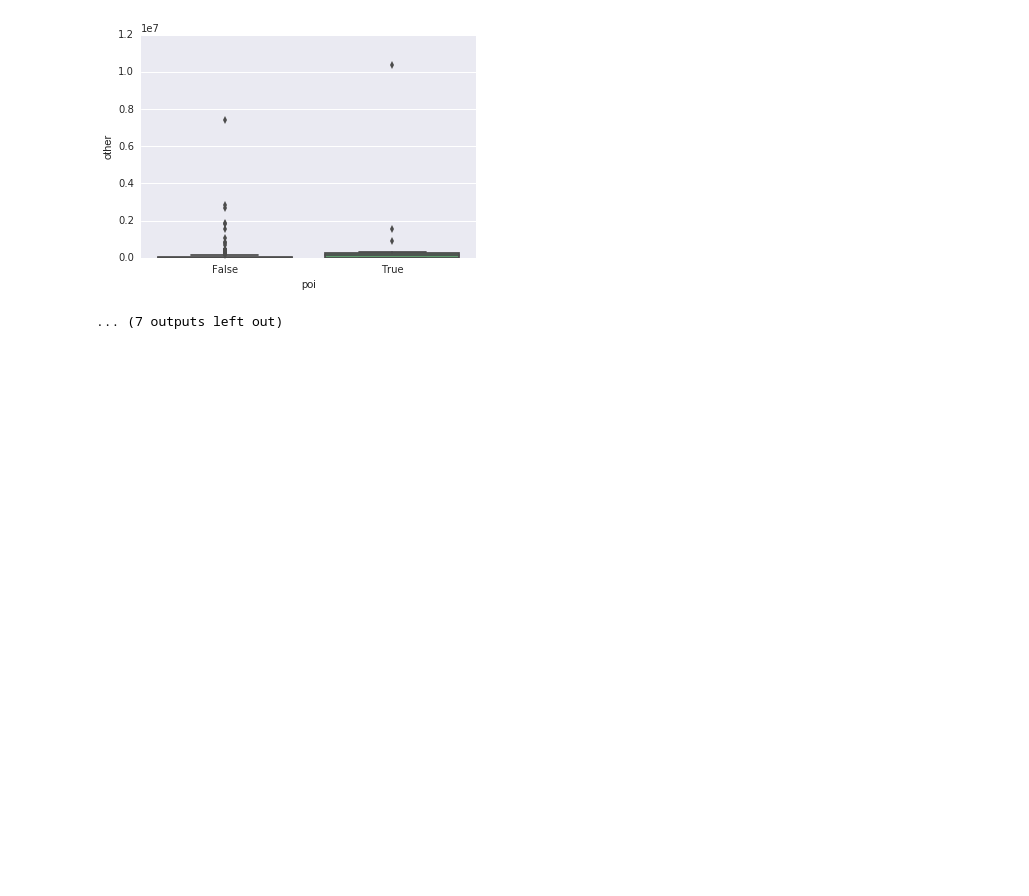
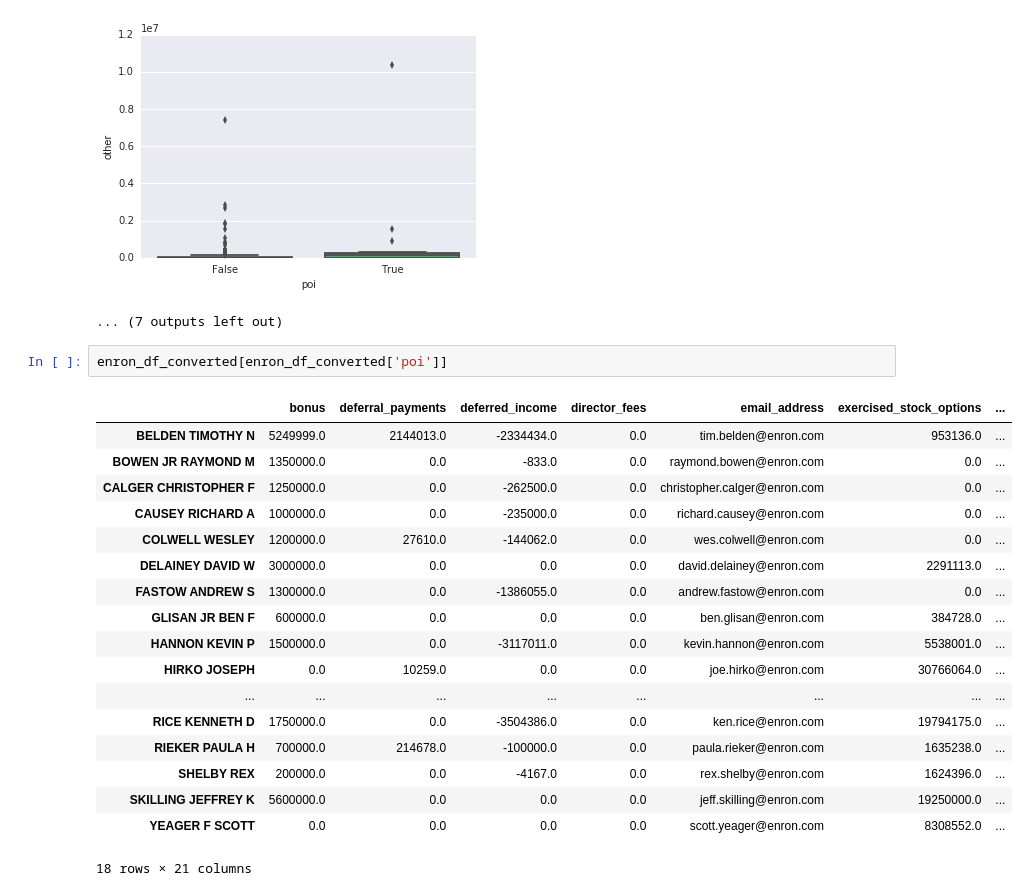
Before and after one commit to mkuehn10/P5-Identify-Fraud-from-Enron, a Jupyter notebook: final_project/Enron Exploratory Analysis.ipynb, the cells around one changed output. Drawn from its saved outputs; the diff is of its cells as text; blank space fills up the shorter version.

```diff
--- a/final_project/Enron Exploratory Analysis.ipynb
+++ b/final_project/Enron Exploratory Analysis.ipynb
@@ -135,3 +135,24 @@ for column in enron_df_converted.columns.values:
 [figure]
 [figure]
 ... (7 outputs left out)
+# %%
+enron_df_converted[enron_df_converted['poi']]
+# %% [output]
+|  | bonus | deferral_payments | deferred_income | director_fees | email_address | exercised_stock_options | ... |
+| BELDEN TIMOTHY N | 5249999.0 | 2144013.0 | -2334434.0 | 0.0 | tim.belden@enron.com | 953136.0 | ... |
+| BOWEN JR RAYMOND M | 1350000.0 | 0.0 | -833.0 | 0.0 | raymond.bowen@enron.com | 0.0 | ... |
+| CALGER CHRISTOPHER F | 1250000.0 | 0.0 | -262500.0 | 0.0 | christopher.calger@enron.com | 0.0 | ... |
+| CAUSEY RICHARD A | 1000000.0 | 0.0 | -235000.0 | 0.0 | richard.causey@enron.com | 0.0 | ... |
+| COLWELL WESLEY | 1200000.0 | 27610.0 | -144062.0 | 0.0 | wes.colwell@enron.com | 0.0 | ... |
+| DELAINEY DAVID W | 3000000.0 | 0.0 | 0.0 | 0.0 | david.delainey@enron.com | 2291113.0 | ... |
+| FASTOW ANDREW S | 1300000.0 | 0.0 | -1386055.0 | 0.0 | andrew.fastow@enron.com | 0.0 | ... |
+| GLISAN JR BEN F | 600000.0 | 0.0 | 0.0 | 0.0 | ben.glisan@enron.com | 384728.0 | ... |
+| HANNON KEVIN P | 1500000.0 | 0.0 | -3117011.0 | 0.0 | kevin.hannon@enron.com | 5538001.0 | ... |
+| HIRKO JOSEPH | 0.0 | 10259.0 | 0.0 | 0.0 | joe.hirko@enron.com | 30766064.0 | ... |
+| ... | ... | ... | ... | ... | ... | ... | ... |
+| RICE KENNETH D | 1750000.0 | 0.0 | -3504386.0 | 0.0 | ken.rice@enron.com | 19794175.0 | ... |
+| RIEKER PAULA H | 700000.0 | 214678.0 | -100000.0 | 0.0 | paula.rieker@enron.com | 1635238.0 | ... |
+| SHELBY REX | 200000.0 | 0.0 | -4167.0 | 0.0 | rex.shelby@enron.com | 1624396.0 | ... |
+| SKILLING JEFFREY K | 5600000.0 | 0.0 | 0.0 | 0.0 | jeff.skilling@enron.com | 19250000.0 | ... |
+| YEAGER F SCOTT | 0.0 | 0.0 | 0.0 | 0.0 | scott.yeager@enron.com | 8308552.0 | ... |
+18 rows × 21 columns
```
Also changed, not shown: 1 other file.
